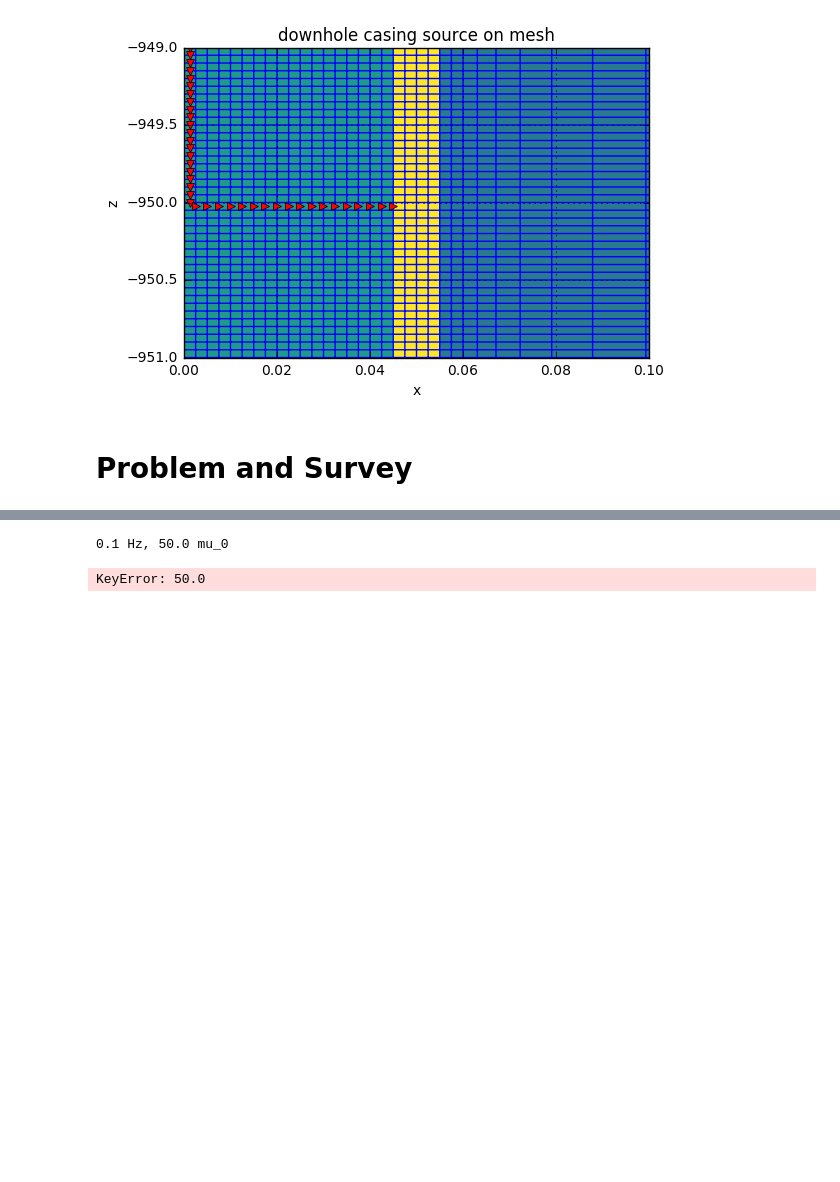
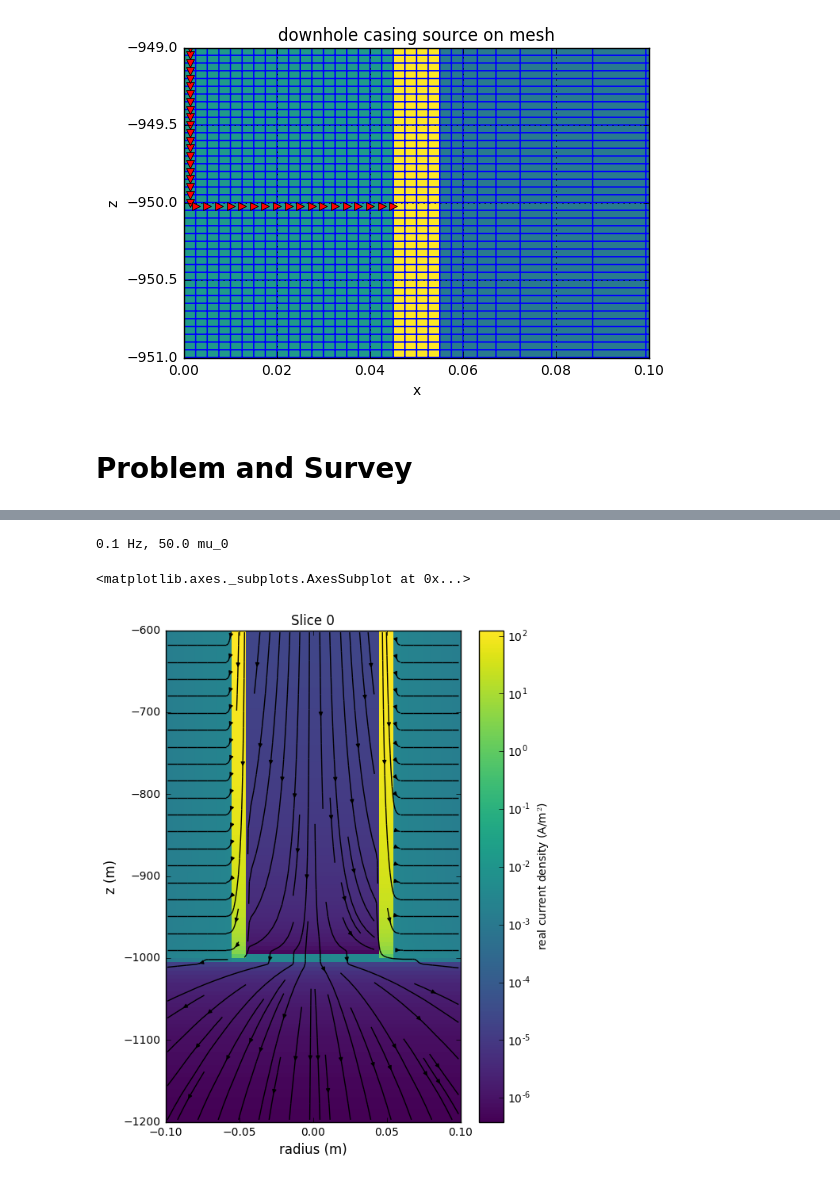
Before and after one commit to simpeg-research/casingSimulations, a Jupyter notebook: VariablePermeabilityImpacts1kmCasing.ipynb, the cells around one changed output, grey strips where cells are left out. Cells and saved outputs as stored; diff of their text form; code cells hidden in the pictures; blank space fills up the shorter version.

```diff
--- a/VariablePermeabilityImpacts1kmCasing.ipynb
+++ b/VariablePermeabilityImpacts1kmCasing.ipynb
@@ -189,26 +195,49 @@ KeyboardInterrupt:
 # %%
-def vecplot_j(muind, freqind, reim='real'):
+# def vecplot_j(muind, freqind, reim='real'):
 
-    src = survey.getSrcByFreq(survey.freqs[freqind])[0]
+#     src = survey.getSrcByFreq(survey.freqs[freqind])[0]
+#     mur = cp.muModels[muind]
+
+#     print('{} Hz, {} mu_0'.format(cp.freqs[freqind], mur))
+#     ax = plotCurrentDensity(
+#         mesh, fields[mur][src, 'j'], csx=0.01, csz=5.,
+#         xmax=0.2, zmin=-600., zmax=-1100., real_or_imag=reim
+#     )
+#     return ax
+
+# w = widgets.interactive(
+#         vecplot_j, muind=widgets.IntSlider(min=0, max=len(cp.muModels)-1, continuous_update=False),
+#         freqind=widgets.IntSlider(min=0, max=len(cp.freqs)-1, continuous_update=False),
+#         reim=widgets.ToggleButtons(options=['real', 'imag'], continuous_update=False)
+# )
+# w
+# #ax.axis('equal', adjustable='box')
+
+def vecplot_j(muind, freqind, reim='real', th_bh = 'bh'):
+    fig, ax = plt.subplots(1,1, figsize=(6,8))
+    src = survey.getSrcByFreq(survey.freqs[freqind])
+    src = src[0] if th_bh == 'bh' else src[1]
     mur = cp.muModels[muind]
 
     print('{} Hz, {} mu_0'.format(cp.freqs[freqind], mur))
-    ax = plotCurrentDensity(
-        mesh, fields[mur][src, 'j'], csx=0.01, csz=5.,
-        xmax=0.3, zmin=-700., zmax=-1100., real_or_imag=reim
+    ax1 = plotCurrentDensity(
+        mesh, fields[mur][src, 'j'], csx=0.0025, csz=5.,
+        xmax=0.1, zmin=-600., zmax=-1200., real_or_imag=reim, mirror=True, ax=ax, fig=fig, saveFig=False
     )
-    return ax
+    return ax1
 
 w = widgets.interactive(
-        vecplot_j, muind=widgets.IntSlider(min=0, max=len(cp.muModels)-1, continuous_update=False),
-        freqind=widgets.IntSlider(min=0, max=len(cp.freqs)-1, continuous_update=False),
-        reim=widgets.ToggleButtons(options=['real', 'imag'], continuous_update=False)
+        vecplot_j, muind=widgets.IntSlider(min=0, max=len(cp.muModels)-1, continuousUpdate=False),
+        freqind=widgets.IntSlider(min=0, max=len(cp.freqs)-1, continuousUpdate=False),
+        reim=widgets.ToggleButtons(options=['real', 'imag'], continuousUpdate=False),
+        th_bh=widgets.ToggleButtons(options=['th', 'bh'], continuousUpdate=False)
 )
 w
 #ax.axis('equal', adjustable='box')
 # %% [output]
 0.1 Hz, 50.0 mu_0
-KeyError: 50.0
+<matplotlib.axes._subplots.AxesSubplot at 0x...>
+[figure, added]
 # %%
 %%time
 
```
Also changed, not shown: parts of 13 cells of this notebook, 4 other files.
